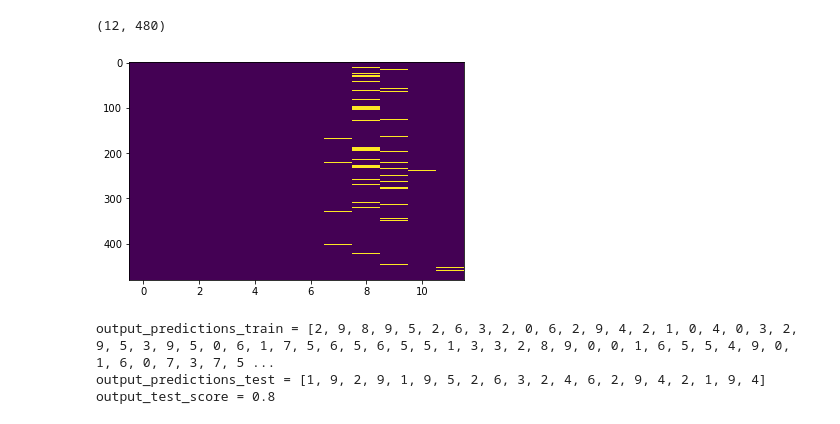
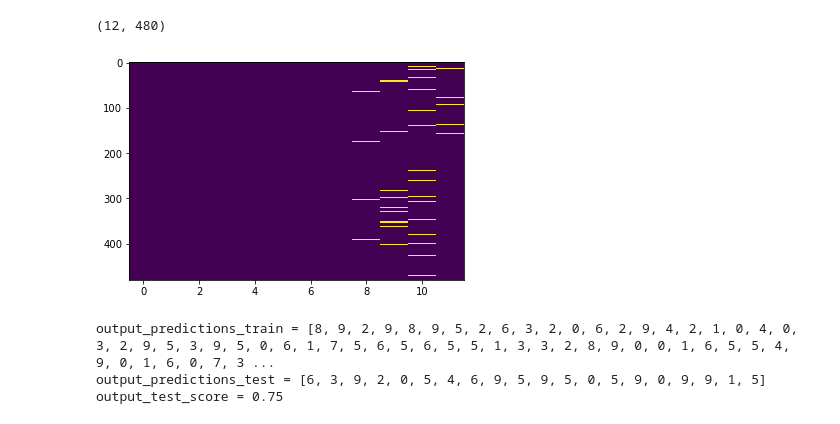
Before and after one commit to iraikov/nengo_maze_env, a Jupyter notebook: notebooks/PRF digits.ipynb, the cells around one changed output. Saved outputs shown, nothing was run; the diff lists cells and outputs as text; code cells hidden in the pictures.

Commit message:
current state of PRF-related models and stdp experiments

```diff
--- a/notebooks/PRF digits.ipynb
+++ b/notebooks/PRF digits.ipynb
@@ -112,35 +115,35 @@ coords_dict = { 'srf_output': srf_output_coords,
                 }
 # %%
 
-params = {'w_initial_E':  0.01,
+params = {'w_initial_E':  0.1,
           'w_initial_EI': 0.01,
           'w_initial_EE': 0.0004,
           'w_initial_I': -0.0001,
           'w_EI_Ext': 0.00005,
           'w_II': -0.001,
-          'p_E_srf': 0.3,
-          'p_I_srf': 0.2,
+          'p_E_srf': 0.1,
+          'p_I_srf': 0.3,
           'p_EE': 0.05,
           'p_EI': 0.2,
-          'p_EI_Ext': 0.05,
+          'p_EI_Ext': 0.1,
           'p_II_srf': 0.25,
           'tau_E': 0.005,
           'tau_I': 0.010,
-          'tau_input': 0.01,
+          'tau_input': 0.015,
           'w_input': 1.0,
-          'isp_target_rate': 1.0,
-          'learning_rate_I': 1e-3,
-          'learning_rate_E': 1e-3,
-          'learning_rate_EE': 1e-3,
+          'isp_target_rate_I': 1.0,
+          'learning_rate_I': 0.01,
+          'learning_rate_E': 0.2,
+          'learning_rate_EE': 0.1,
           'sigma_scale_E': 0.0005,
           'sigma_scale_EI': 0.002,
           'sigma_scale_EI_Ext': 0.002,
-          'sigma_scale_EE': 0.0005,
+          'sigma_scale_EE': 0.001,
           'sigma_scale_I': 0.002,
           }
 # %%
 sample_input_every=1.0
-sample_weights_every=10.
+sample_weights_every=5.0
 # %%
 with nengo.Network(label="Digits") as model:
 
@@ -215,7 +218,7 @@ with nengo.Network(label="Digits") as model:
                       sigma_scale_EI_Ext = params['sigma_scale_EI_Ext'],
                       sigma_scale_EE = params['sigma_scale_EE'],
                       sigma_scale_I = params['sigma_scale_I'],
-                      isp_target_rate = params['isp_target_rate'],
+                      isp_target_rate_I = params['isp_target_rate_I'],
                       direct_input = False,
                       label="Spatial receptive field network",
                       use_stdp=True,
@@ -228,6 +231,7 @@ with nengo.Network(label="Digits") as model:
     p_srf_exc_spikes = nengo.Probe(srf_network.exc_ens.neurons, 'output', synapse=None)
     p_srf_inh_spikes = nengo.Probe(srf_network.inh_ens.neurons, 'output', synapse=None)
     p_srf_input = nengo.Probe(srf_network.output, synapse=0.1, sample_every=sample_input_every)
+    p_srf_output_voltage = nengo.Probe(srf_network.output.neurons, 'voltage', synapse=None, sample_every=0.5)
 
     p_srf_inh_weights = nengo.Probe(srf_network.conn_I, 'weights', sample_every=sample_weights_every)
     p_srf_exc_weights = nengo.Probe(srf_network.conn_E, 'weights', sample_every=sample_weights_every)
@@ -239,6 +243,7 @@ with nengo.Network(label="Digits") as model:
                                       'srf_exc_spikes': p_srf_exc_spikes,
                                       'srf_inh_spikes': p_srf_inh_spikes,
                                       'srf_input': p_srf_input,
+                                      'srf_output_voltage': p_srf_output_voltage,
                     },
                     'weight_probes': { 'srf_exc_weights': p_srf_exc_weights,
                                        'srf_rec_weights': p_srf_rec_weights,
@@ -279,6 +288,7 @@ def run(model_dict, t_end, dt=0.001, kernel_tau=0.01, progress_bar=True):
 
     p_srf_input = model_dict['neuron_probes']['srf_input']
     p_srf_output_spikes = model_dict['neuron_probes']['srf_output_spikes']
+    p_srf_output_voltage = model_dict['neuron_probes']['srf_output_voltage']
     p_srf_exc_spikes = model_dict['neuron_probes']['srf_exc_spikes']
     p_srf_inh_spikes = model_dict['neuron_probes']['srf_inh_spikes']
     p_srf_exc_weights = model_dict['weight_probes']['srf_exc_weights']
@@ -290,6 +300,7 @@ def run(model_dict, t_end, dt=0.001, kernel_tau=0.01, progress_bar=True):
     srf_exc_weights = sim.data[p_srf_exc_weights]
     srf_inh_weights = sim.data[p_srf_inh_weights]
     srf_output_spikes = sim.data[p_srf_output_spikes]
+    srf_output_voltage = sim.data[p_srf_output_voltage]
     srf_exc_spikes = sim.data[p_srf_exc_spikes]
     srf_inh_spikes = sim.data[p_srf_inh_spikes]
     srf_exc_rates = rates_kernel(sim.trange(), sim.data[p_srf_exc_spikes], tau=kernel_tau)
@@ -302,6 +313,7 @@ def run(model_dict, t_end, dt=0.001, kernel_tau=0.01, progress_bar=True):
                  'srf_exc_spikes': srf_exc_spikes,
                  'srf_inh_spikes': srf_inh_spikes,
                  'srf_output_spikes': srf_output_spikes,
+                 'srf_output_voltage': srf_output_voltage,
                  'srf_exc_weights': srf_exc_weights,
                  'srf_inh_weights': srf_inh_weights,
                  'srf_rec_weights': srf_rec_weights,
@@ -365,37 +391,36 @@ plt.show()
 # %%
 output_spikes_train = [x[n_steps_skip:n_steps_present]*dt
-                       for x in np.split(srf_output_spikes_train[3*n_steps_frame:,:], (n_steps_train - 3*n_steps_frame)//n_steps_frame)]
+                       for x in np.split(srf_output_spikes_train[1*n_steps_frame:,:], (n_steps_train - 1*n_steps_frame)//n_steps_frame)]
 output_spikes_test = [x[n_steps_skip:n_steps_present]*dt
                       for x in np.split(srf_output_spikes_test, n_steps_test/n_steps_frame)]
 
-output_rates_train = np.split(srf_output_rates_train[3*n_steps_frame:,:],
-                                  (n_steps_train - 3*n_steps_frame)//n_steps_frame)
+output_rates_train = np.split(srf_output_rates_train[1*n_steps_frame:,:],
+                                  (n_steps_train - 1*n_steps_frame)//n_steps_frame)
 output_rates_test = np.split(srf_output_rates_test, n_steps_test/n_steps_frame)
 
 
-output_labels_train = train_labels[3:]
+output_labels_train = train_labels[1:]
 output_labels_test = test_labels
 
-print(output_spikes_train[0].shape)
-plt.imshow(output_spikes_test[6].T, aspect='auto', interpolation='nearest')
+print(output_spikes_train[1].shape)
+plt.imshow(output_spikes_test[1].T, aspect='auto', interpolation='nearest')
 
 
 output_rates_train_array = np.swapaxes(np.stack(output_spikes_train,axis=0), 1, 2)
 output_rates_test_array = np.swapaxes(np.stack(output_spikes_test,axis=0), 1, 2)
 # %% [output]
 (12, 480)
-[figure, old version]
+[figure, new version]
 # %%
 ngram_n = 2
 ngram_decoder = fit_ngram_decoder(output_spikes_train, output_labels_train, n_labels, ngram_n, {}, dropout=None)
 output_predictions_train = predict_ngram(output_spikes_train, ngram_decoder, n_labels, ngram_n)
+output_predictions_test = predict_ngram(output_spikes_test, ngram_decoder, n_labels, ngram_n)
 output_train_score = accuracy_score(output_labels_train, output_predictions_train)
-
-output_predictions_test = predict_ngram(output_spikes_test, ngram_decoder, n_labels, ngram_n)
 output_test_score = accuracy_score(output_labels_test, output_predictions_test)
 
 print(f'output_predictions_train = {output_predictions_train} output_train_score = {output_train_score}')
 print(f'output_predictions_test = {output_predictions_test} output_test_score = {output_test_score}')
 # %% [output]
-output_predictions_train = [2, 9, 8, 9, 5, 2, 6, 3, 2, 0, 6, 2, 9, 4, 2, 1, 0, 4, 0, 3, 2, 9, 5, 3, 9, 5, 0, 6, 1, 7, 5, 6, 5, 6, 5, 5, 1, 3, 3, 2, 8, 9, 0, 0, 1, 6, 5, 5, 4, 9, 0, 1, 6, 0, 7, 3, 7, 5 ...
-output_predictions_test = [1, 9, 2, 9, 1, 9, 5, 2, 6, 3, 2, 4, 6, 2, 9, 4, 2, 1, 9, 4] output_test_score = 0.8
+output_predictions_train = [8, 9, 2, 9, 8, 9, 5, 2, 6, 3, 2, 0, 6, 2, 9, 4, 2, 1, 0, 4, 0, 3, 2, 9, 5, 3, 9, 5, 0, 6, 1, 7, 5, 6, 5, 6, 5, 5, 1, 3, 3, 2, 8, 9, 0, 0, 1, 6, 5, 5, 4, 9, 0, 1, 6, 0, 7, 3 ...
+output_predictions_test = [6, 3, 9, 2, 0, 5, 4, 6, 9, 5, 9, 5, 0, 5, 9, 0, 9, 9, 1, 5] output_test_score = 0.75
```
Also changed, not shown: parts of 19 cells of this notebook, 5 other files.
